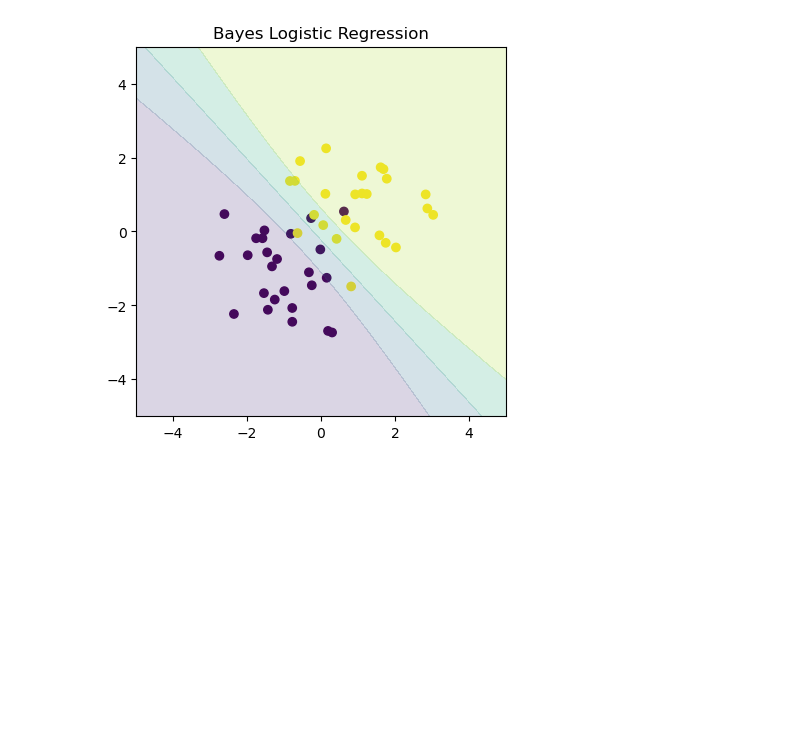
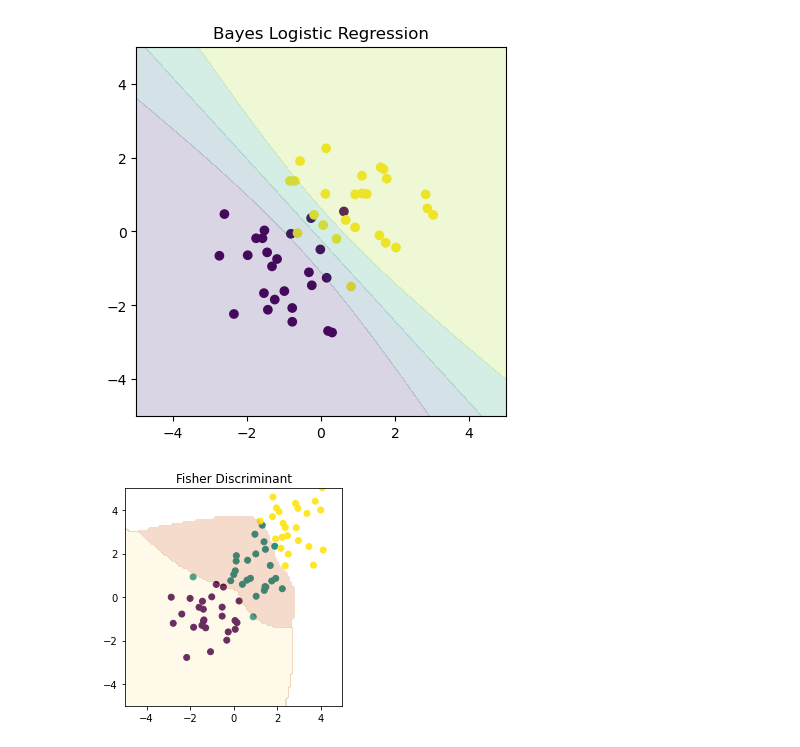
Before and after one commit to ZhenhHuang/sunrise-machine-learning, a Jupyter notebook: Notebook/Linear_Classification.ipynb, the cells around one changed output. Cells and saved outputs as stored; diff of their text form; code cells hidden in the pictures; blank space fills up the shorter version.

```diff
--- a/Notebook/Linear_Classification.ipynb
+++ b/Notebook/Linear_Classification.ipynb
@@ -145,0 +151,31 @@ plt.show()
+# %%
+def create_data(size=50, add_outlier=False, add_class=False):
+    assert size % 2 == 0
+    x0 = np.random.normal(size=size).reshape(-1, 2) - 1
+    x1 = np.random.normal(size=size).reshape(-1, 2) + 1
+    if add_outlier:
+        x = np.random.normal(size=10).reshape(-1, 2) + np.array([5, 10])
+        return np.concatenate([x0, x1, x]), np.concatenate([np.zeros(size//2), np.ones(size//2 + 5)])
+    if add_class:
+        x = np.random.normal(size=size).reshape(-1, 2) + 3
+        return np.concatenate([x0, x1, x]), np.concatenate([np.zeros(size//2), np.ones(size//2), 2*np.ones(size//2)])
+    return np.concatenate([x0, x1]), np.concatenate([np.zeros(size//2), np.ones(size//2)])
+# %%
+model = MultiFisherLinearDiscriminant(n_classes=3)
+x_train, y_train = create_data(add_class=True)
+model.fit(x_train, y_train)
+# %%
+plt.scatter(x_train[:, 0], x_train[:, 1], c=y_train)
+x1_test, x2_test = np.meshgrid(np.linspace(-5, 5, 100), np.linspace(-5, 5, 100))
+x_test = np.concatenate([x1_test, x2_test]).reshape(2, -1).T
+y_pred = model.classify(x_test)
+x = np.linspace(-5, 5, 20)
+plt.contourf(x1_test, x2_test, y_pred.reshape(100, -1), alpha=0.2, levels=np.linspace(0, 1, 3), cmap=plt.get_cmap('YlOrBr'))
+# plt.scatter()
+plt.title('Fisher Discriminant')
+plt.gca().set_aspect('equal', adjustable='box')
+plt.xlim(-5, 5)
+plt.ylim(-5, 5)
+plt.show()
+# %% [output]
+[figure, added]
```
Also changed, not shown: parts of 1 cell of this notebook, 11 other files.
